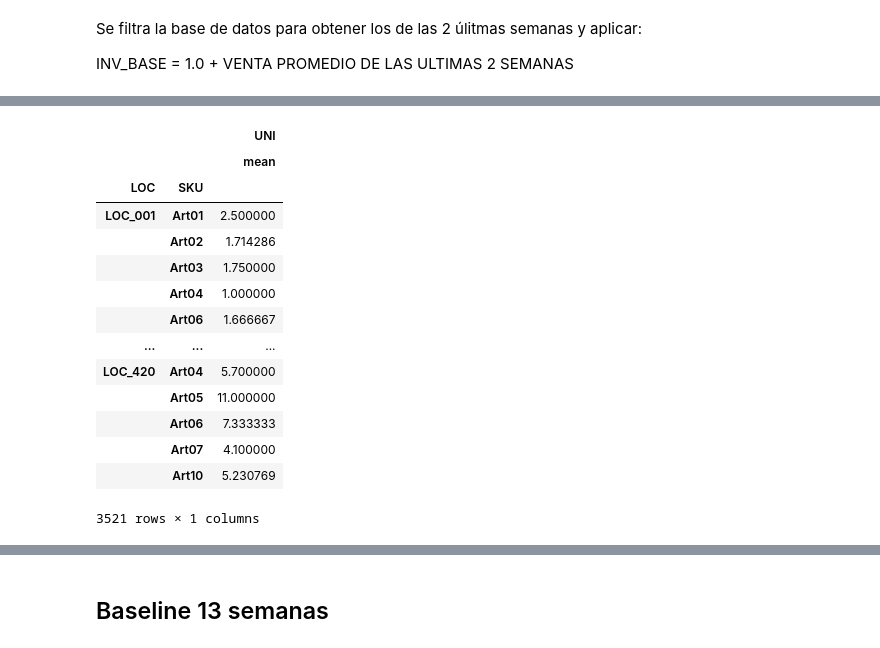
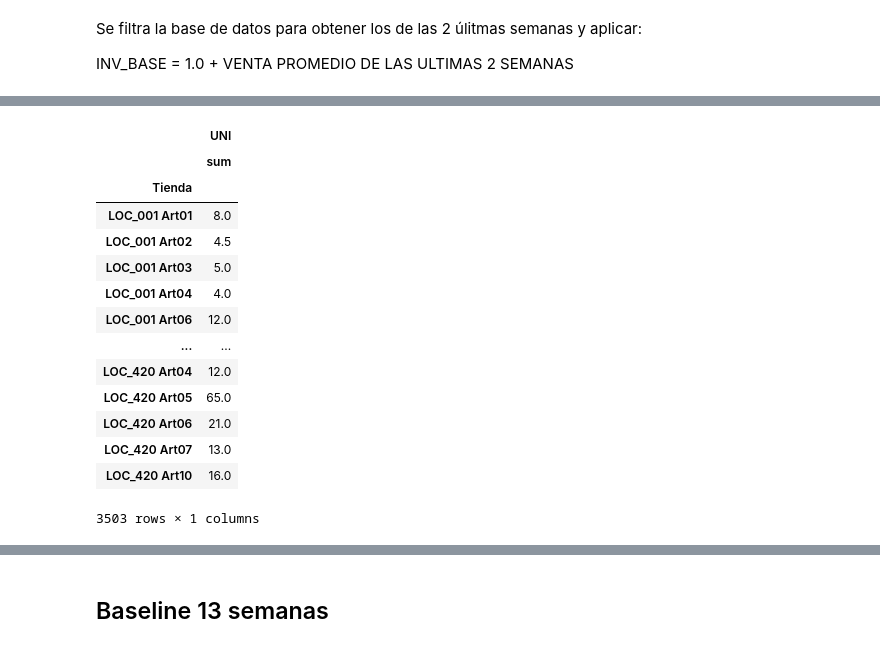
Before and after one commit to PedroAdair/PronosticoVentas, a Jupyter notebook: Baseline_tienda_x2Semana.ipynb, the cells around one changed output, grey strips where cells are left out. Saved outputs shown, nothing was run; the diff lists cells and outputs as text; code cells hidden in the pictures.

Commit message:
Promedio 2 semanas

```diff
--- a/Baseline_tienda_x2Semana.ipynb
+++ b/Baseline_tienda_x2Semana.ipynb
@@ -121,0 +94,7 @@ df2lw
+# %%
+firstday= []
+lastday=[]
+lastday.append(df['FECHA'].max())
+for i in range(2):
+  firstday.append(lastday[i] - datetime.timedelta(days=6)) #13
+  lastday.append(firstday[i]- datetime.timedelta(days=1))
@@ -122,20 +111,37 @@ df2lw
+# %%
+for i in range(1,2):
+    aux = df[(df['FECHA'] >= firstday[i-1]) & (df['FECHA'] <= lastday[i-1])]
+    aux=aux.reset_index(drop=True)
+    aux2 = df[(df['FECHA'] >= firstday[i]) & (df['FECHA'] <= lastday[i])]
+    aux2=aux2.reset_index(drop=True)
+    #Dataframe con los promedios de las 2 últimas semanas
+    df_base=pd.pivot_table(aux, index = ['LOC', "SKU"], values=["UNI"], aggfunc={'sum'})
+    df_base.reset_index(inplace=True)
+    df_base["Tienda"] = df_base["LOC"] +" "+ df_base["SKU"]
+    temp=df_base[['Tienda','UNI']]
+    temp.set_index('Tienda',inplace=True)
+    df_base2=pd.pivot_table(aux2, index = ['LOC', "SKU"], values=["UNI"], aggfunc={'sum'})
+    df_base2.reset_index(inplace=True)
+    df_base2["Tienda"] = df_base2["LOC"] +" "+ df_base2["SKU"]
+    temp2=df_base2[['Tienda','UNI']]
+    temp2.set_index('Tienda',inplace=True)
+    dd= (temp+temp2)/2
 # %%
-#Dataframe con los promedios de las 2 últimas semanas
-df_base=pd.pivot_table(df2lw, index = ['LOC', "SKU"], values=["UNI"], aggfunc={'mean'})
-df_base
+#Dataframe con los promedios de las 2 últimas semanas + 1
+(dd+1)
 # %% [output]
-|  |  | UNI |
-|  |  | mean |
-| LOC | SKU |  |
-| LOC_001 | Art01 | 2.500000 |
-|  | Art02 | 1.714286 |
-|  | Art03 | 1.750000 |
-|  | Art04 | 1.000000 |
-|  | Art06 | 1.666667 |
-| ... | ... | ... |
-| LOC_420 | Art04 | 5.700000 |
-|  | Art05 | 11.000000 |
-|  | Art06 | 7.333333 |
-|  | Art07 | 4.100000 |
-|  | Art10 | 5.230769 |
+|  | UNI |
+|  | sum |
+| Tienda |  |
+| LOC_001 Art01 | 8.0 |
+| LOC_001 Art02 | 4.5 |
+| LOC_001 Art03 | 5.0 |
+| LOC_001 Art04 | 4.0 |
+| LOC_001 Art06 | 12.0 |
+| ... | ... |
+| LOC_420 Art04 | 12.0 |
+| LOC_420 Art05 | 65.0 |
+| LOC_420 Art06 | 21.0 |
+| LOC_420 Art07 | 13.0 |
+| LOC_420 Art10 | 16.0 |
-3521 rows × 1 columns
+3503 rows × 1 columns
```
Also changed, not shown: parts of 21 cells of this notebook.
